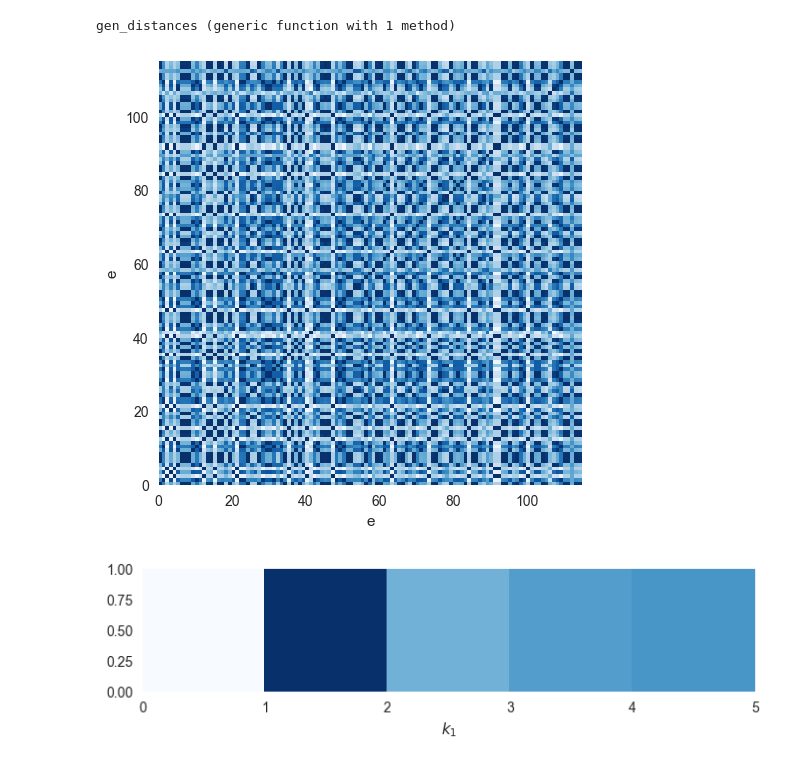
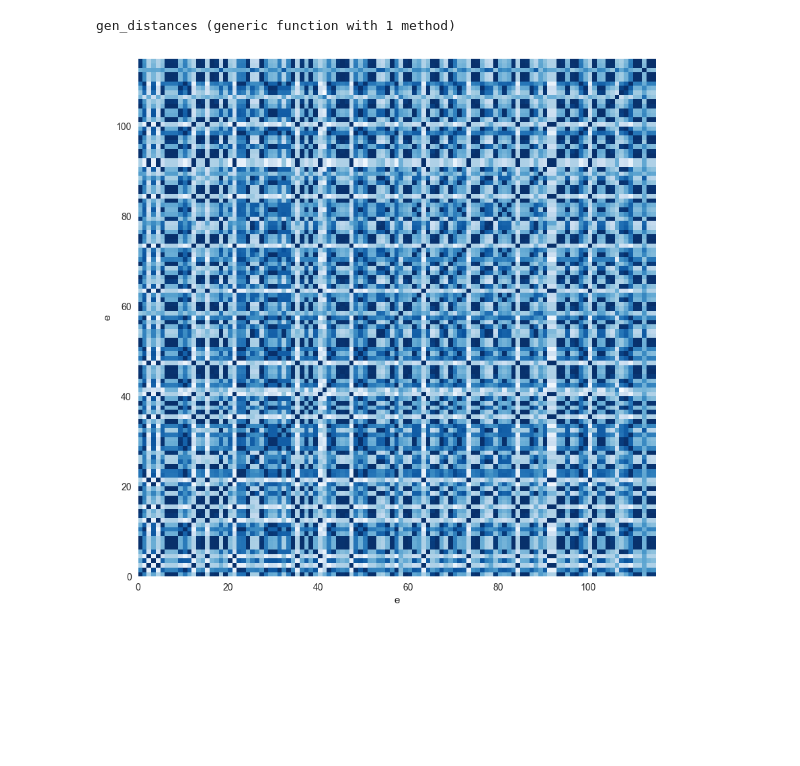
Before and after one commit to hamzaelsaawy/chmms, a Jupyter notebook: ngsim_em.ipynb, the cells around one changed output. Saved outputs shown, nothing was run; the diff lists cells and outputs as text; code cells hidden in the pictures; blank space fills up the shorter version.

```diff
--- a/ngsim_em.ipynb
+++ b/ngsim_em.ipynb
@@ -34,15 +85,10 @@ D = gen_distances(As, hmm.K, hmm_data.E_max)
 # %% [output]
 gen_distances (generic function with 1 method)
 # %%
+figure(figsize=(10, 10))
 pcolor(D, cmap=PyPlot.PyPlot.cm_get_cmap("Blues"))
 xlabel("e")
 ylabel("e")
 gca()[:set_aspect]("equal")
 # %% [output]
-[figure, old version]
+[figure, new version]
-# %%
-pcolor(reshape(hmm.π0, (1, hmm.K)), cmap=PyPlot.PyPlot.cm_get_cmap("Blues"))
-xlabel(L"k_1")
-gca()[:set_aspect]("equal")
-# %% [output]
-[figure, removed]
```
Also changed, not shown: parts of 10 cells of this notebook, 5 other files.
